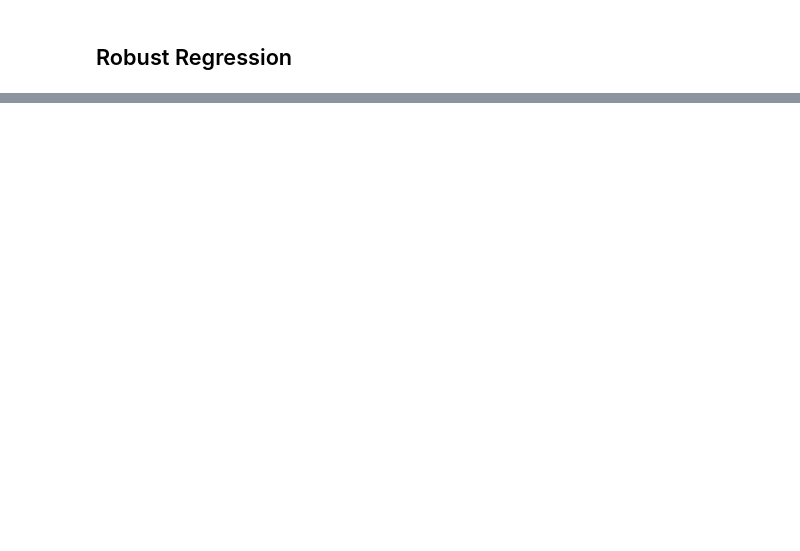
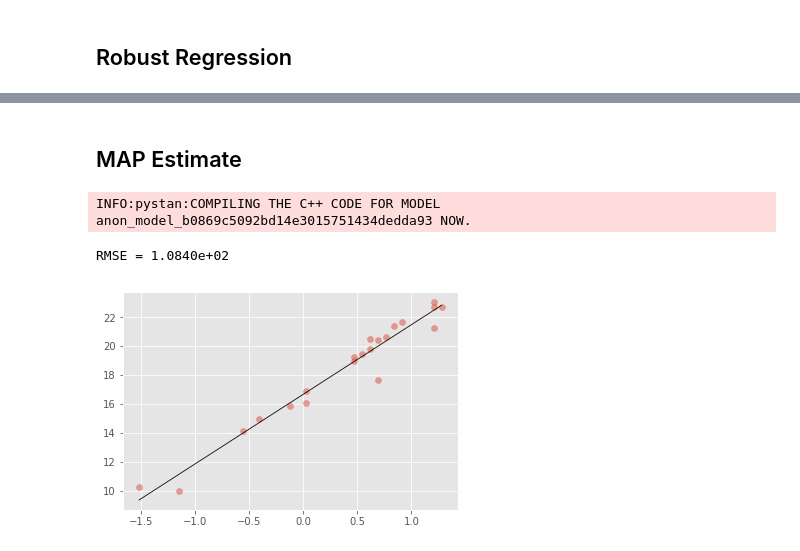
Before and after one commit to gondimribeiro/statistical-rethinking, a Jupyter notebook: extras/linear-models.ipynb, the cells around one changed output, grey strips where cells are left out. Cells and saved outputs as stored; diff of their text form; code cells hidden in the pictures; blank space fills up the shorter version.

Commit message:
adding MAP estimate

```diff
--- a/extras/linear-models.ipynb
+++ b/extras/linear-models.ipynb
@@ -317,0 +364,66 @@ print('RMSE = %.4e' %(RMSE(Y_pred, Y_test)))
+# %% [markdown]
+## MAP Estimate
+# %%
+map_code = """
+
+data {
+    int<lower=0> M; // number of predictors
+    int<lower=0> N_train; // number of observations on training
+    matrix[N_train, M] X_train; // predictors matrix for training
+    vector[N_train] Y_train; // response vector for training
+    int<lower=0> N_test; // number of observations on test
+    matrix[N_test, M] X_test; // predictors matrix for test
+}
+
+
+parameters {
+    real intercept;
+    vector[M] beta;
+    real<lower=0> sigma;
+}
+
+model {
+    vector[N_train] Y_mean;
+
+    // Linear model
+    Y_mean = X_train*beta + intercept;
+
+    // Likelihood
+    Y_train ~ normal(Y_mean, sigma);
+
+    // Priors
+    intercept ~ normal(0, 10);
+    beta ~ cauchy(0, 20);
+    sigma ~ cauchy(0, 10);
+}
+
+generated quantities {
+    vector[N_test] Y_pred;
+    vector[N_test] Y_pred_mean;
+
+    Y_pred_mean = X_test*beta + intercept;
+    for (i in 1:N_test)
+        Y_pred[i] = normal_rng(Y_pred_mean[i], sigma); //the y values predicted by the model
+}
+"""
+
+map_fit = pystan.StanModel(model_code=map_code)
+# %% [output]
+INFO:pystan:COMPILING THE C++ CODE FOR MODEL anon_model_b0869c5092bd14e3015751434dedda93 NOW.
+# %%
+map_params = map_fit.optimizing(data=data)
+
+intercept = map_params['intercept']
+beta = map_params['beta']
+Y_pred = X_test * beta + intercept
+
+plt.scatter(X_test, Y_test, alpha=0.5)
+sorted_x = X_test[:, 0].argsort()
+X_test_sorted = X_test[sorted_x, 0]
+Y_test_sorted = Y_pred[sorted_x]
+plt.plot(X_test_sorted, Y_test_sorted, color='k', linewidth=0.8)
+
+print('RMSE = %.4e' %(RMSE(Y_pred, Y_test)))
+# %% [output]
+RMSE = 1.0840e+02
+[figure, added]
```
Also changed, not shown: parts of 8 cells of this notebook.
